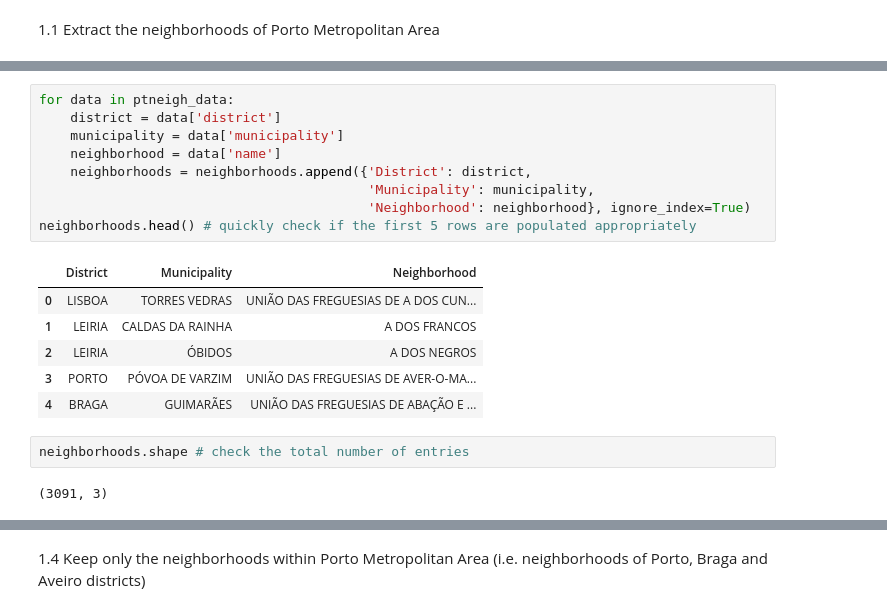
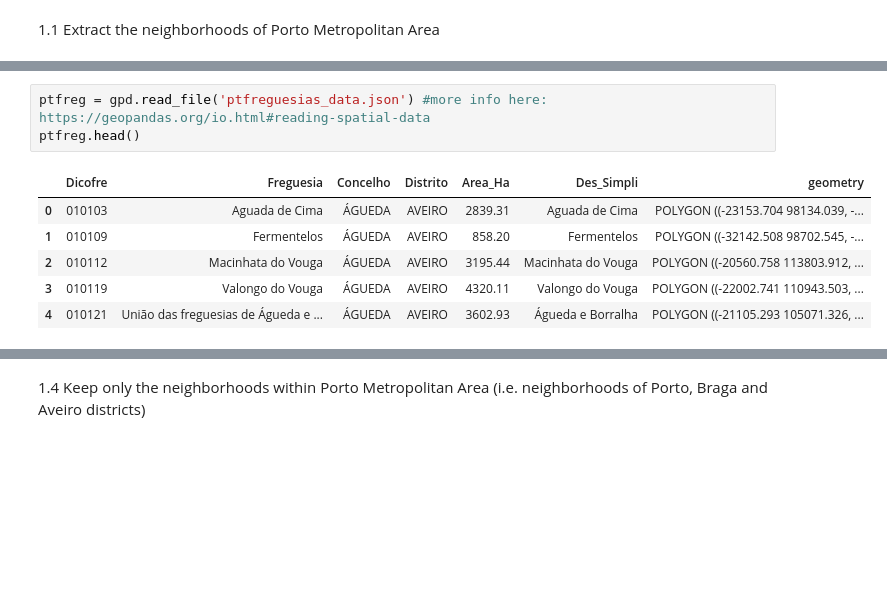
Before and after one commit to joaotmgirao/Coursera_Capstone, a Jupyter notebook: JoaoGirao_Coursera_DSCert_09CapProj_FinalProject.ipynb, the cells around one changed output, grey strips where cells are left out. Cells and saved outputs as stored; diff of their text form; blank space fills up the shorter version.

Commit message:
created a geodataframe with all the "freguesias" in Porto Metropolitan Area

```diff
--- a/JoaoGirao_Coursera_DSCert_09CapProj_FinalProject.ipynb
+++ b/JoaoGirao_Coursera_DSCert_09CapProj_FinalProject.ipynb
@@ -125,20 +96,10 @@ neighborhoods.head() # check the structure of the dataframe
-# %%
-for data in ptneigh_data:
-    district = data['district']
-    municipality = data['municipality']
-    neighborhood = data['name']
-    neighborhoods = neighborhoods.append({'District': district,
-                                          'Municipality': municipality,
-                                          'Neighborhood': neighborhood}, ignore_index=True)
-neighborhoods.head() # quickly check if the first 5 rows are populated appropriately
-# %% [output]
-|  | District | Municipality | Neighborhood |
-| 0 | LISBOA | TORRES VEDRAS | UNIÃO DAS FREGUESIAS DE A DOS CUN... |
-| 1 | LEIRIA | CALDAS DA RAINHA | A DOS FRANCOS |
-| 2 | LEIRIA | ÓBIDOS | A DOS NEGROS |
-| 3 | PORTO | PÓVOA DE VARZIM | UNIÃO DAS FREGUESIAS DE AVER-O-MA... |
-| 4 | BRAGA | GUIMARÃES | UNIÃO DAS FREGUESIAS DE ABAÇÃO E ... |
-# %%
-neighborhoods.shape # check the total number of entries
-# %% [output]
-(3091, 3)
+# %%
+ptfreg = gpd.read_file('ptfreguesias_data.json') #more info here: https://geopandas.org/io.html#reading-spatial-data
+ptfreg.head()
+# %% [output]
+|  | Dicofre | Freguesia | Concelho | Distrito | Area_Ha | Des_Simpli | geometry |
+| 0 | 010103 | Aguada de Cima | ÁGUEDA | AVEIRO | 2839.31 | Aguada de Cima | POLYGON ((-23153.704 98134.039, -... |
+| 1 | 010109 | Fermentelos | ÁGUEDA | AVEIRO | 858.20 | Fermentelos | POLYGON ((-32142.508 98702.545, -... |
+| 2 | 010112 | Macinhata do Vouga | ÁGUEDA | AVEIRO | 3195.44 | Macinhata do Vouga | POLYGON ((-20560.758 113803.912, ... |
+| 3 | 010119 | Valongo do Vouga | ÁGUEDA | AVEIRO | 4320.11 | Valongo do Vouga | POLYGON ((-22002.741 110943.503, ... |
+| 4 | 010121 | União das freguesias de Águeda e ... | ÁGUEDA | AVEIRO | 3602.93 | Águeda e Borralha | POLYGON ((-21105.293 105071.326, ... |
```
Also changed, not shown: parts of 20 cells of this notebook, 1 other file.
